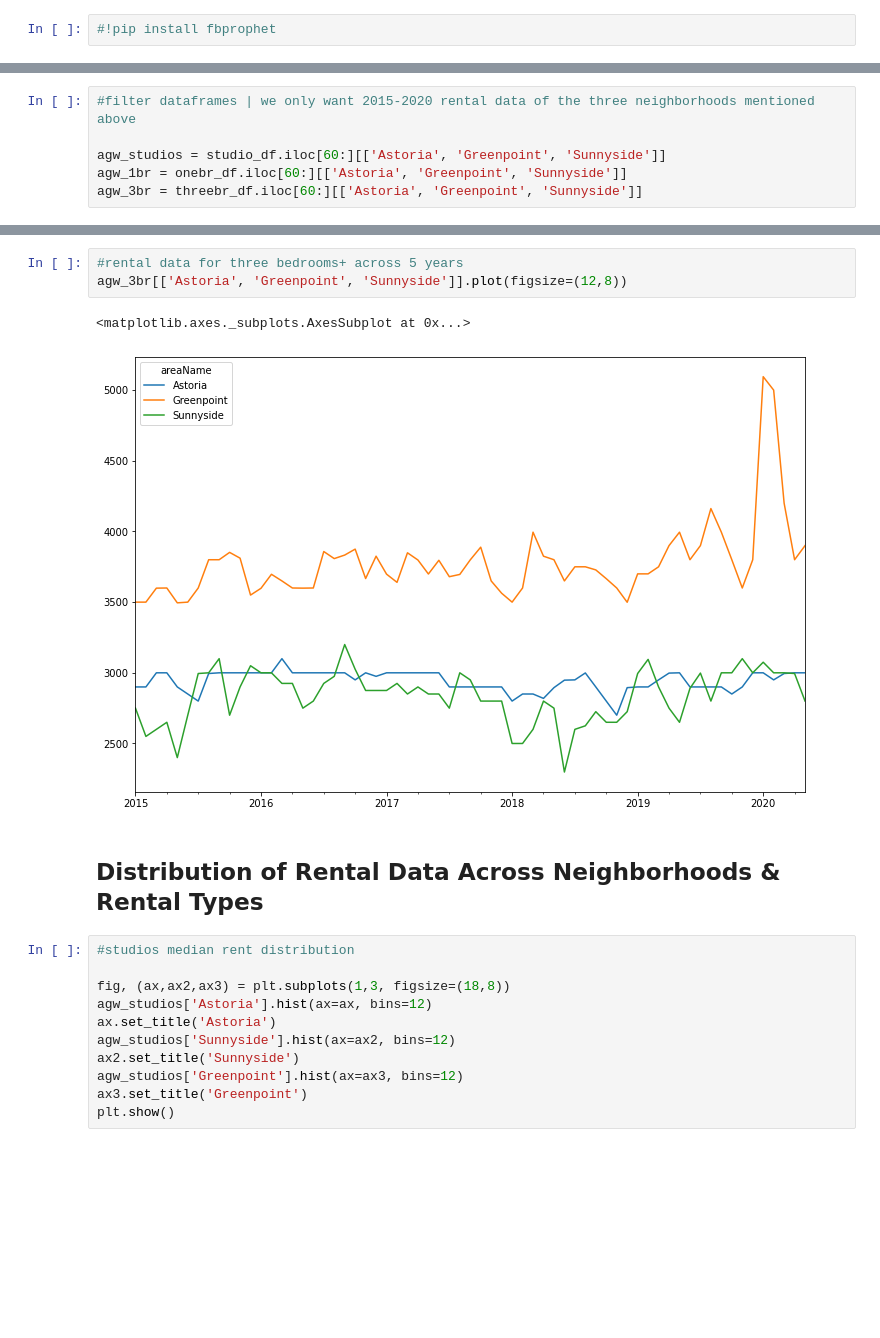
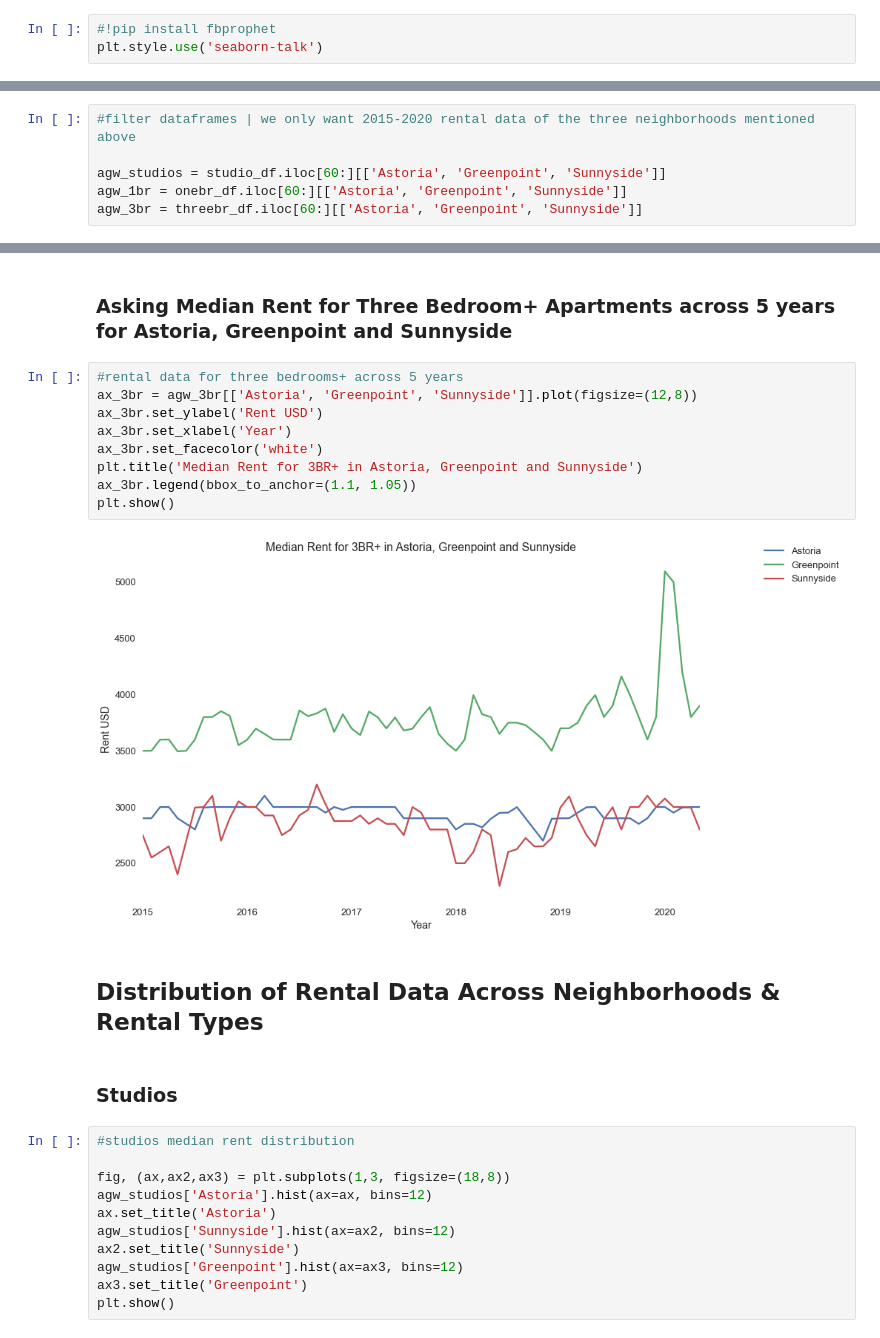
Before and after one commit to jbuenaseda/streeteasy_time_series, a Jupyter notebook: eda.ipynb, the cells around one changed output, grey strips where cells are left out. Cells and saved outputs as stored; diff of their text form; blank space fills up the shorter version.

```diff
--- a/eda.ipynb
+++ b/eda.ipynb
@@ -23,6 +24,7 @@ import seaborn as sns
 %matplotlib inline
 # %%
 #!pip install fbprophet
+plt.style.use('seaborn-talk')
 # %%
 #read in all datasets
 
@@ -95,11 +115,20 @@ agw_1br[['Astoria', 'Greenpoint', 'Sunnyside']].plot(figsize=(12,8))
+# %% [markdown]
+### Asking Median Rent for Three Bedroom+ Apartments across 5 years for Astoria, Greenpoint and Sunnyside
 # %%
 #rental data for three bedrooms+ across 5 years
-agw_3br[['Astoria', 'Greenpoint', 'Sunnyside']].plot(figsize=(12,8))
+ax_3br = agw_3br[['Astoria', 'Greenpoint', 'Sunnyside']].plot(figsize=(12,8))
+ax_3br.set_ylabel('Rent USD')
+ax_3br.set_xlabel('Year')
+ax_3br.set_facecolor('white')
+plt.title('Median Rent for 3BR+ in Astoria, Greenpoint and Sunnyside')
+ax_3br.legend(bbox_to_anchor=(1.1, 1.05))
+plt.show()
 # %% [output]
-<matplotlib.axes._subplots.AxesSubplot at 0x...>
-[figure, old version]
+[figure, new version]
 # %% [markdown]
 ## Distribution of Rental Data Across Neighborhoods & Rental Types
+# %% [markdown]
+### Studios
 # %%
 #studios median rent distribution
 
```
Also changed, not shown: parts of 8 cells of this notebook, 3 other files.
